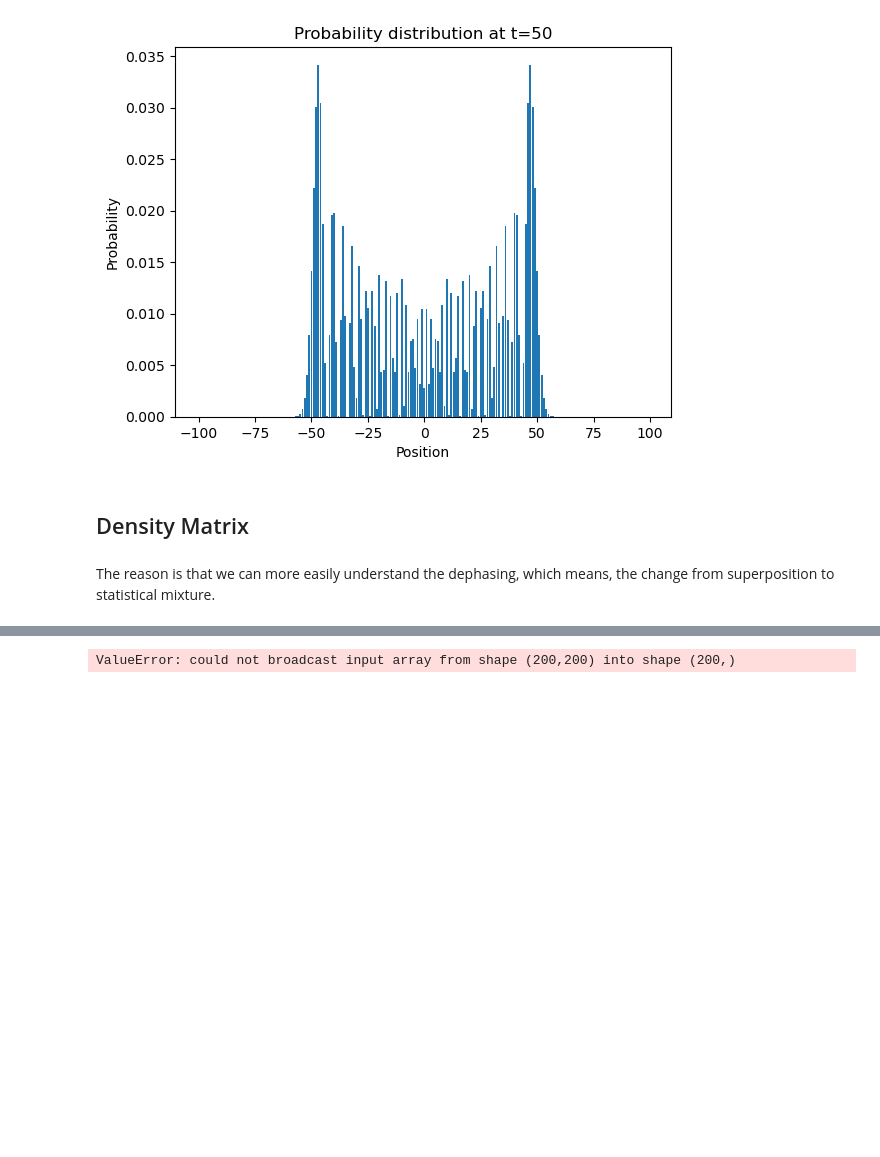
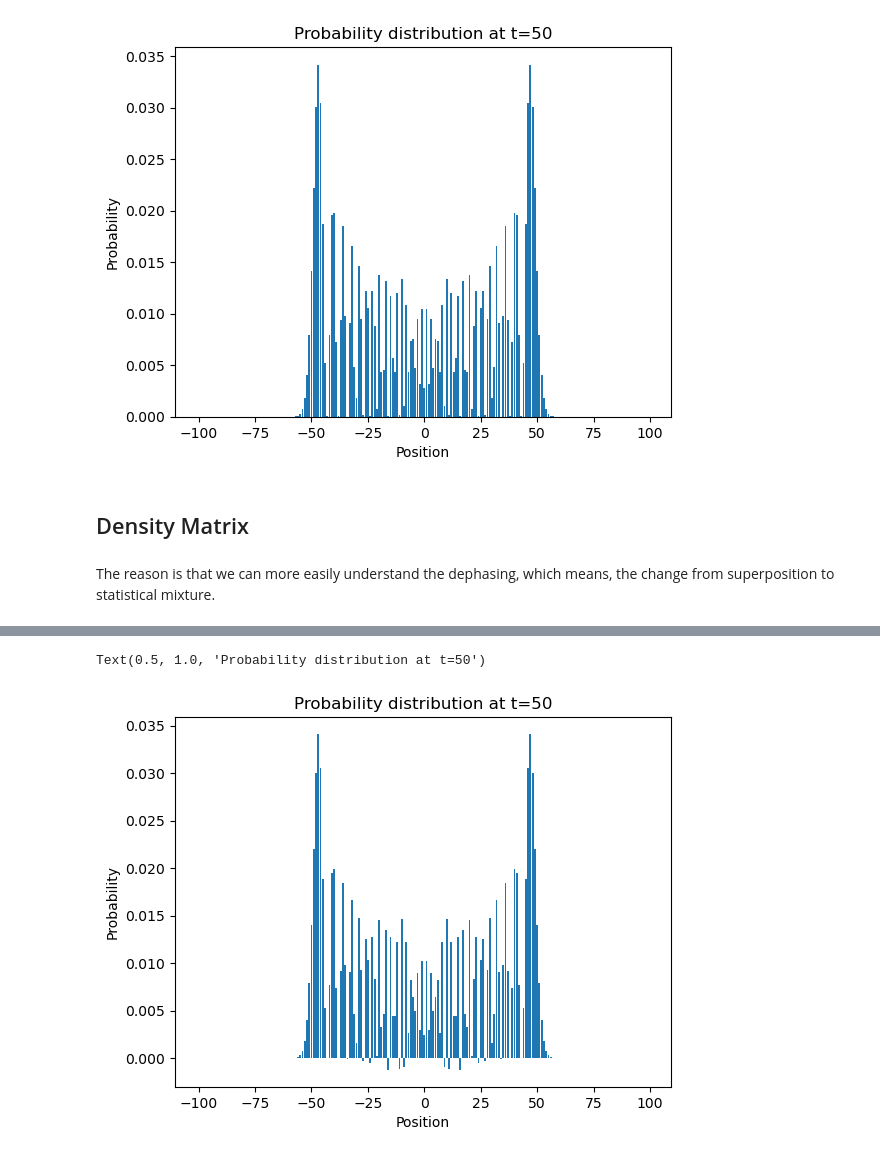
Before and after one commit to lresteghini/Quantum-Walks-course, a Jupyter notebook: Continuous_time_walks.ipynb, the cells around one changed output, grey strips where cells are left out. Saved outputs shown, nothing was run; the diff lists cells and outputs as text; code cells hidden in the pictures; blank space fills up the shorter version.

```diff
--- a/Continuous_time_walks.ipynb
+++ b/Continuous_time_walks.ipynb
@@ -71,7 +71,7 @@ ring_size = 200
 x = np.zeros(ring_size, dtype=np.complex128)  # position vector
 x[ring_size//2] = 1
 
-state = x * np.transpose(x)
+state = np.outer(x, x)
 
 Tails = -1*np.eye(ring_size, k=-1, dtype=np.complex128)
 Heads = -1*np.eye(ring_size, k=1, dtype=np.complex128)
@@ -88,5 +88,7 @@ gamma = 0.5
 Shift = gamma * (Tails + Heads + Diag + a + b) # sum of all the shifts caused by heads or tails, plus the boundary conditions to make it an actual ring
 
 def VNeumann(t, state) :
-    dstate =-1j * ( Shift * state - state * Shift)
-    return dstate
+
+    rho = state.reshape((ring_size, ring_size))
+    dstate = -1j * (Shift @ rho - rho @ Shift)
+    return dstate.flatten()
@@ -95,6 +107,27 @@ from scipy.integrate import solve_ivp
 
 endtime = 50
 t_eval = np.arange(0, endtime, 0.1)
-sol = solve_ivp(VNeumann, [0, endtime], state, t_eval=t_eval, method='RK45')
+sol = solve_ivp(VNeumann, [0, endtime], state.flatten(), t_eval=t_eval, method='RK45')
-# %% [output]
-ValueError: could not broadcast input array from shape (200,200) into shape (200,)
+# %%
+def Measure_pos(state):
+    positions = np.zeros(ring_size)
+
+    for i in range(ring_size):
+        pos = np.zeros((ring_size, ring_size))
+        pos[i, i] = 1
+        positions[i] = np.trace(pos @ state.reshape((ring_size, ring_size)))
+
+    return positions
+
+pos = Measure_pos(sol.y[:, -1])
+# %%
+import matplotlib.pyplot as plt
+
+plt.bar(np.arange(len(pos)) - ring_size//2, pos)
+
+plt.xlabel("Position")
+plt.ylabel("Probability")
+plt.title('Probability distribution at t=50')
+# %% [output]
+Text(0.5, 1.0, 'Probability distribution at t=50')
+[figure, added]
```
Also changed, not shown: parts of 1 cell of this notebook.
